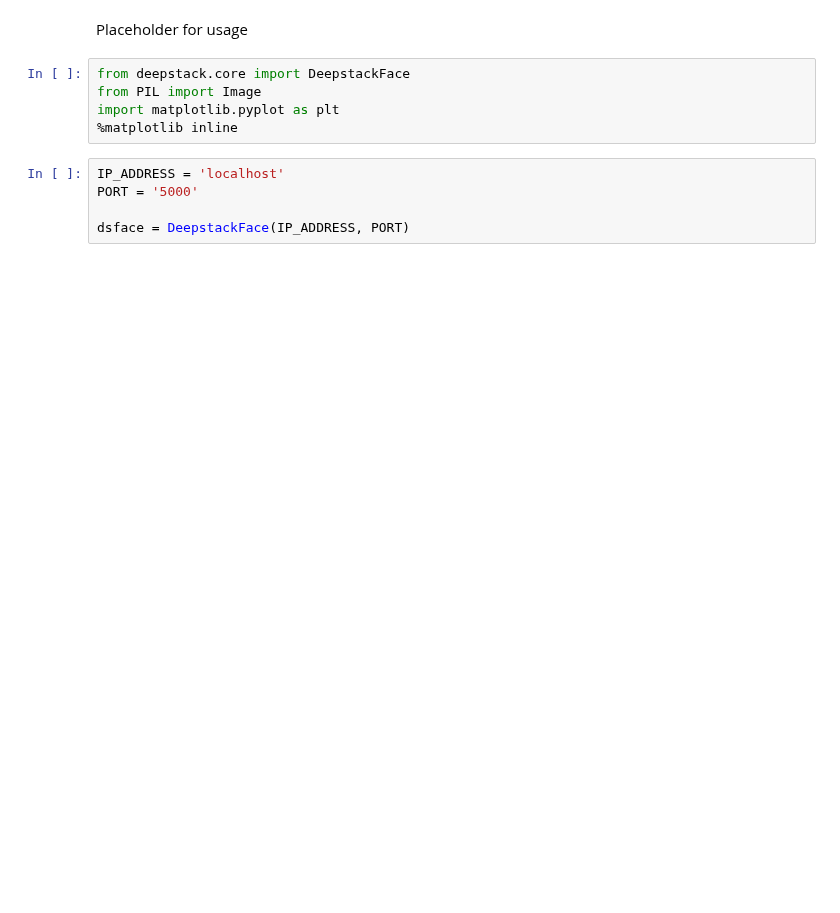
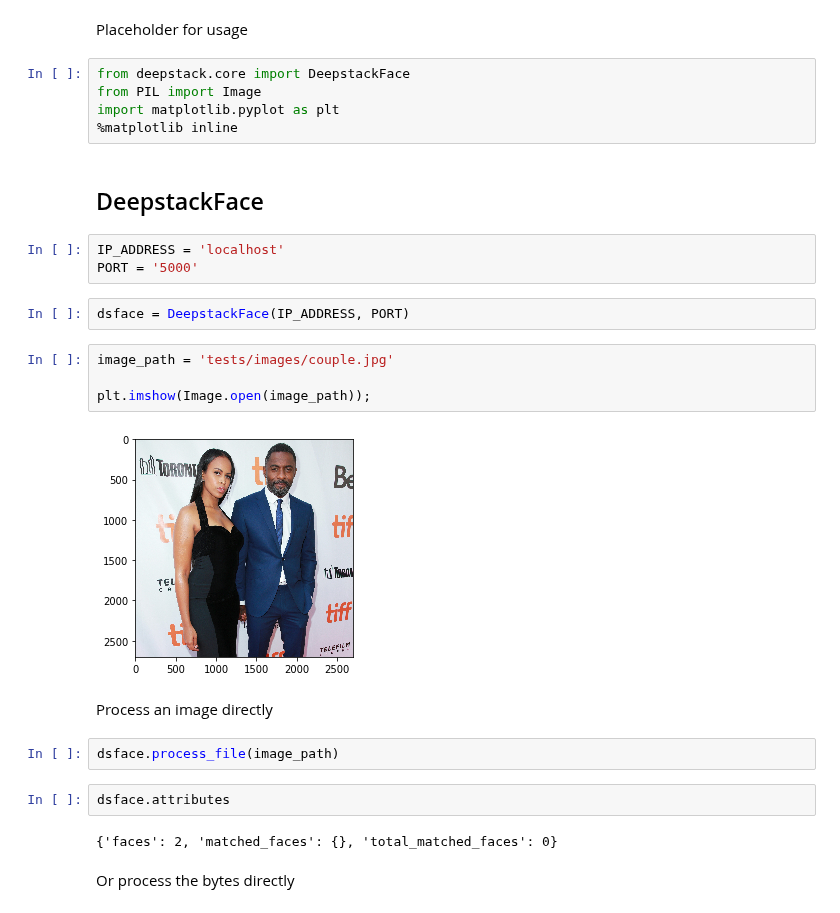
Before and after one commit to robmarkcole/deepstack-python, a Jupyter notebook: usage.ipynb, the cells around one changed output. Drawn from its saved outputs; the diff is of its cells as text; blank space fills up the shorter version.

```diff
--- a/usage.ipynb
+++ b/usage.ipynb
@@ -5,9 +5,27 @@ from deepstack.core import DeepstackFace
 from PIL import Image
 import matplotlib.pyplot as plt
 %matplotlib inline
+# %% [markdown]
+## DeepstackFace
 # %%
 IP_ADDRESS = 'localhost'
 PORT = '5000'
-
-dsface = DeepstackFace(IP_ADDRESS, PORT)
+# %%
+dsface = DeepstackFace(IP_ADDRESS, PORT)
+# %%
+image_path = 'tests/images/couple.jpg'
+
+plt.imshow(Image.open(image_path));
+# %% [output]
+[figure, added]
+# %% [markdown]
+Process an image directly
+# %%
+dsface.process_file(image_path)
+# %%
+dsface.attributes
+# %% [output]
+{'faces': 2, 'matched_faces': {}, 'total_matched_faces': 0}
+# %% [markdown]
+Or process the bytes directly
 # %%
```
Also changed, not shown: parts of 1 cell of this notebook, 1 other file.
